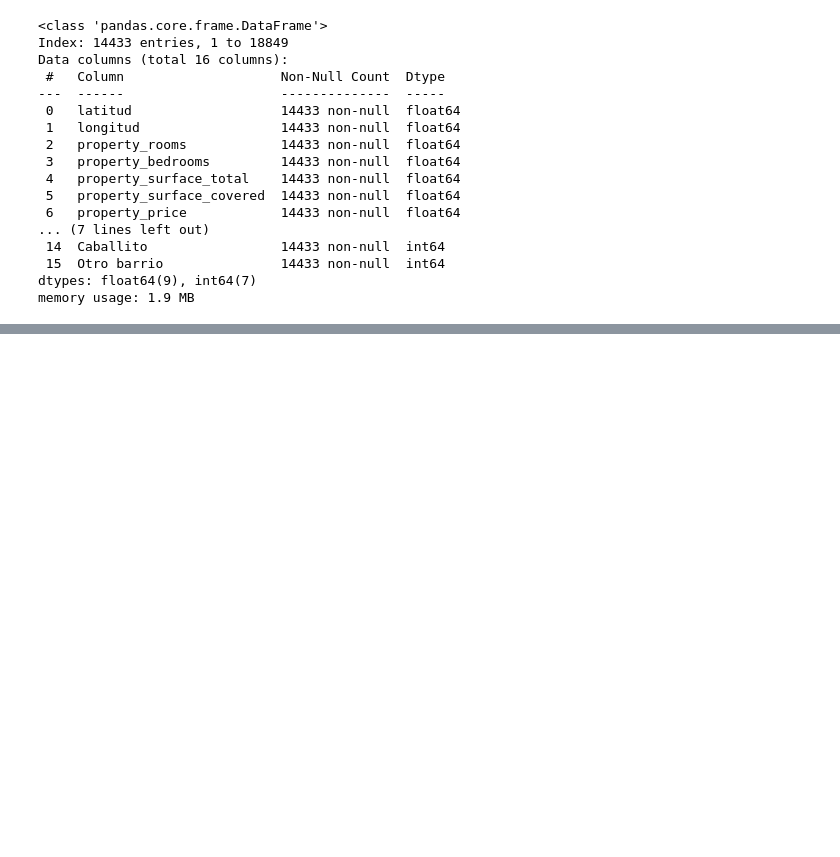
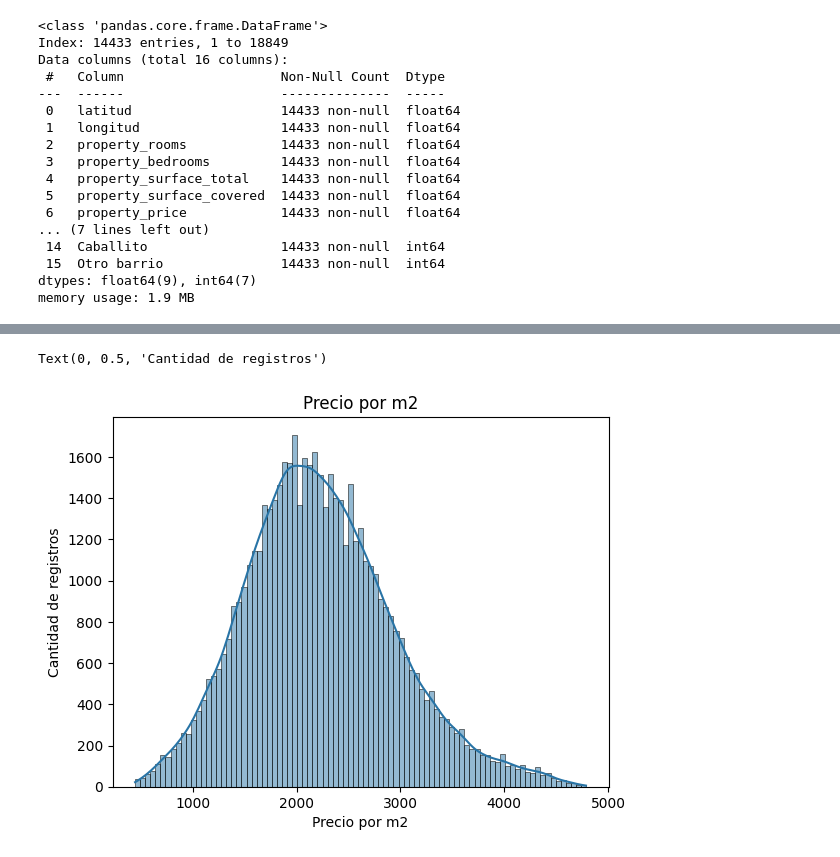
Before and after one commit to Taielmolina01/7506R-1C2024-GRUPO01, a Jupyter notebook: TP1/7606R_TP1_GRUPO01_ENTREGA_N2.ipynb, the cells around one changed output, grey strips where cells are left out. Cells and saved outputs as stored; diff of their text form; code cells hidden in the pictures; blank space fills up the shorter version.

```diff
--- a/TP1/7606R_TP1_GRUPO01_ENTREGA_N2.ipynb
+++ b/TP1/7606R_TP1_GRUPO01_ENTREGA_N2.ipynb
@@ -232,0 +302,27 @@ memory usage: 1.9 MB
+# %%
+# Alternativa cuartil
+
+primer_cuartil = df_train["total_m2_price"].quantile(0.25)
+tercer_cuartil = df_train["total_m2_price"].quantile(0.75)
+intervalos = [0, primer_cuartil, tercer_cuartil, float("inf")]
+# como el maximo de train es != del de test, dejamos asi para no complicarnos la vida
+
+df_train["one_hot"] = pd.cut(df_train["total_m2_price"], bins=intervalos, labels=["tipo_precio_bajo", "tipo_precio_medio", "tipo_precio_alto"])
+#df_test["one_hot"] = pd.cut(df_test["total_m2_price"], bins=intervalos, labels=["tipo_precio_bajo", "tipo_precio_medio", "tipo_precio_alto"])
+one_hot_encoded = pd.get_dummies(df_train["one_hot"])
+#_one_hot_encoded = pd.get_dummies(df_test["one_hot"])
+
+
+df_train = pd.concat([df_train, one_hot_encoded], axis=1)
+#df_test = pd.concat([df_test, _one_hot_encoded], axis=1)
+
+df_train.drop(columns=["one_hot"], inplace=True)
+#df_test.drop(columns=["one_hot"], inplace=True)
+
+df_train["tipo_precio_bajo"] = df_train["tipo_precio_bajo"].astype(int)
+df_train["tipo_precio_medio"] = df_train["tipo_precio_medio"].astype(int)
+df_train["tipo_precio_alto"] = df_train["tipo_precio_alto"].astype(int)
+
+#df_test["tipo_precio_bajo"] = df_test["tipo_precio_bajo"].astype(int)
+#df_test["tipo_precio_medio"] = df_test["tipo_precio_medio"].astype(int)
+#df_test["tipo_precio_alto"] = df_test["tipo_precio_alto"].astype(int)
@@ -232,0 +341,8 @@ memory usage: 1.9 MB
+# %%
+sns.histplot(df_train["total_m2_price"], kde=True, color=AZUL)
+plt.title("Precio por m2")
+plt.xlabel("Precio por m2")
+plt.ylabel("Cantidad de registros")
+# %% [output]
+Text(0, 0.5, 'Cantidad de registros')
+[figure, added]
```
Also changed, not shown: parts of 28 cells of this notebook, 1 other file.
